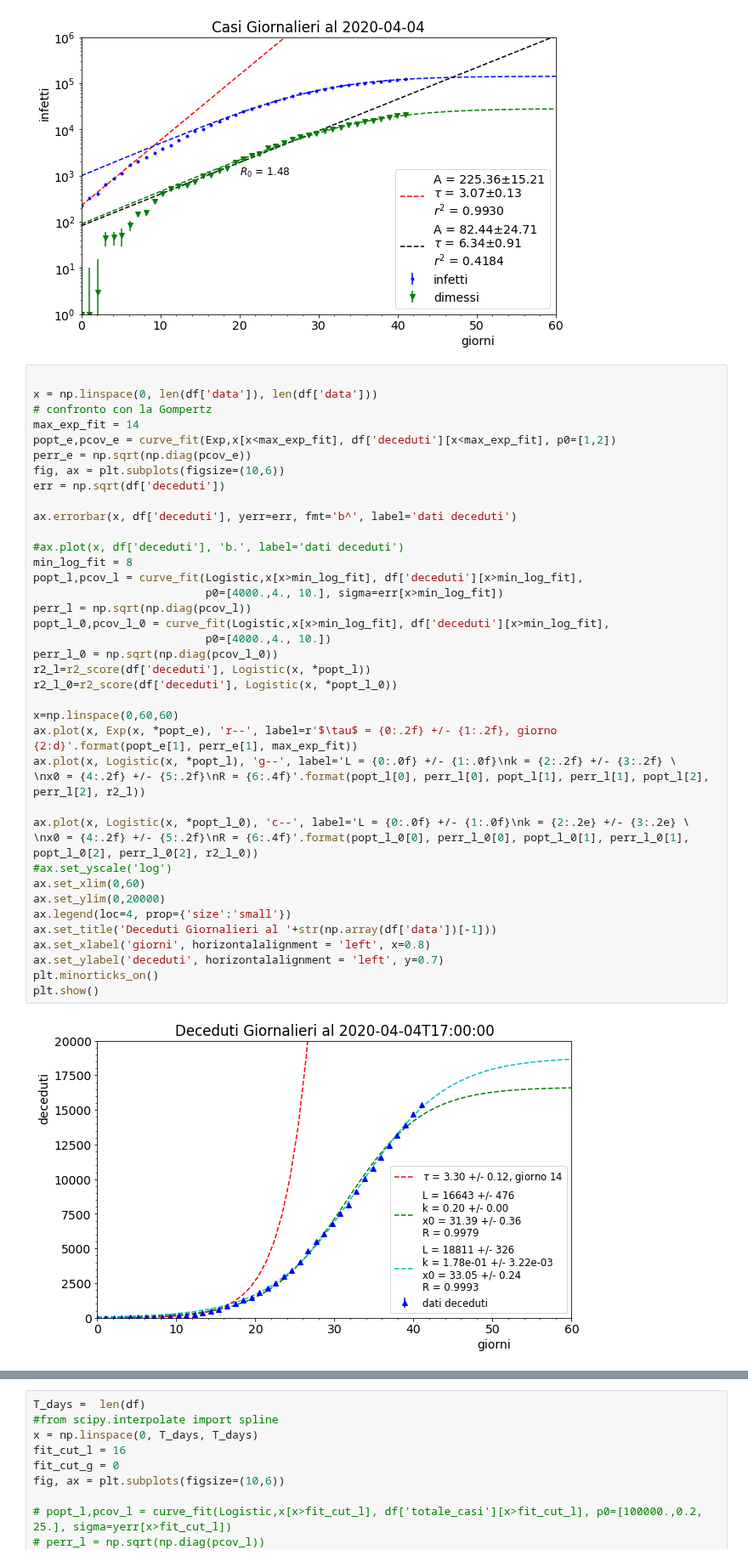
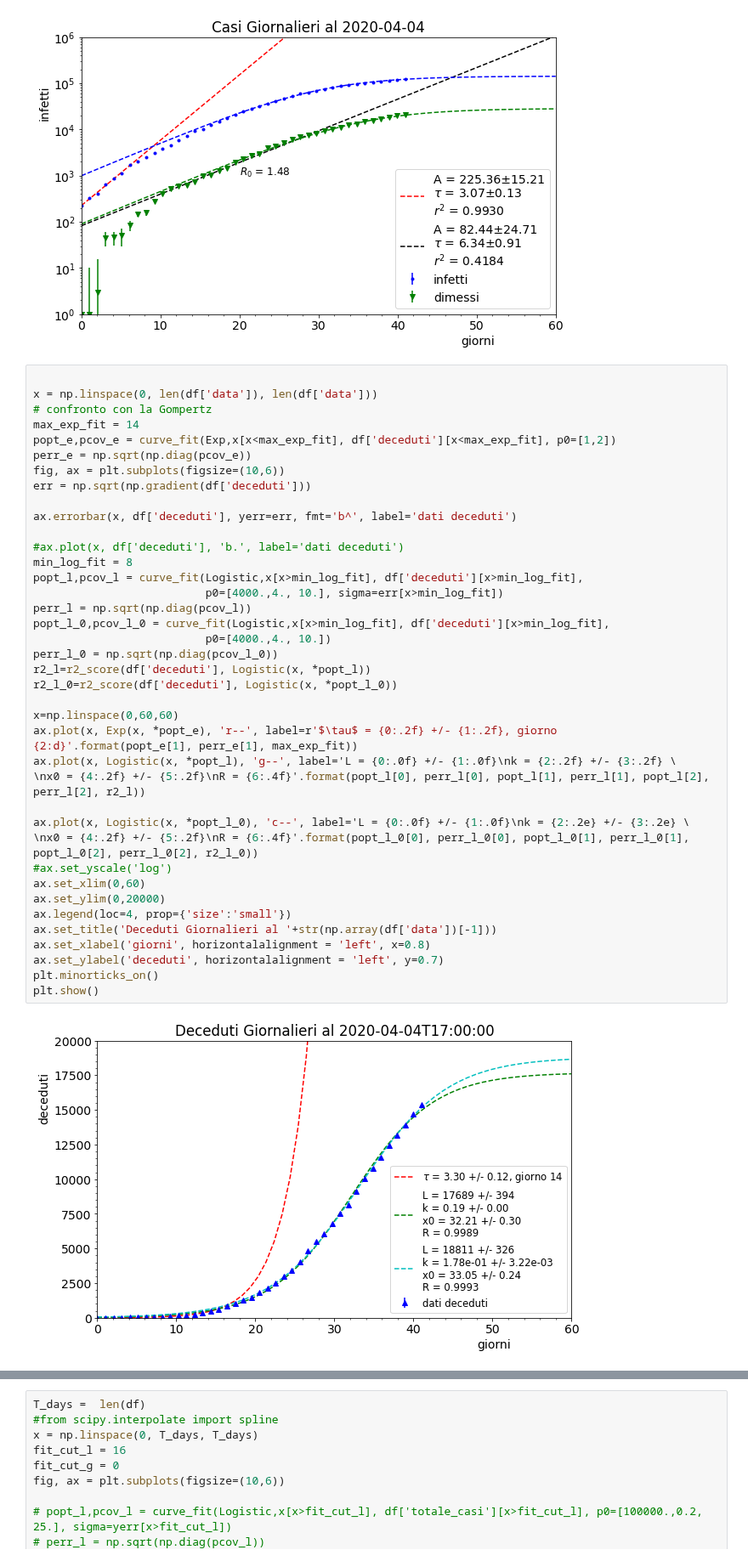
Before and after one commit to lorenzopaolucci/studenti, a Jupyter notebook: covid19.ipynb, the cells around one changed output, grey strips where cells are left out. Shown at 85% size. Cells and saved outputs as stored; diff of their text form.

```diff
--- a/covid19.ipynb
+++ b/covid19.ipynb
@@ -232,39 +232,39 @@ max_exp_fit = 14
 popt_e,pcov_e = curve_fit(Exp,x[x<max_exp_fit], df['deceduti'][x<max_exp_fit], p0=[1,2])
 perr_e = np.sqrt(np.diag(pcov_e))
 fig, ax = plt.subplots(figsize=(10,6))
-err = np.sqrt(df['deceduti'])
+err = np.sqrt(np.gradient(df['deceduti']))
 
 ax.errorbar(x, df['deceduti'], yerr=err, fmt='b^', label='dati deceduti')
 
 #ax.plot(x, df['deceduti'], 'b.', label='dati deceduti')
 min_log_fit = 8
 popt_l,pcov_l = curve_fit(Logistic,x[x>min_log_fit], df['deceduti'][x>min_log_fit],
                           p0=[4000.,4., 10.], sigma=err[x>min_log_fit])
 perr_l = np.sqrt(np.diag(pcov_l))
 popt_l_0,pcov_l_0 = curve_fit(Logistic,x[x>min_log_fit], df['deceduti'][x>min_log_fit],
                           p0=[4000.,4., 10.])
 perr_l_0 = np.sqrt(np.diag(pcov_l_0))
 r2_l=r2_score(df['deceduti'], Logistic(x, *popt_l))
 r2_l_0=r2_score(df['deceduti'], Logistic(x, *popt_l_0))
 
 x=np.linspace(0,60,60)
 ax.plot(x, Exp(x, *popt_e), 'r--', label=r'$\tau$ = {0:.2f} +/- {1:.2f}, giorno {2:d}'.format(popt_e[1], perr_e[1], max_exp_fit))
 ax.plot(x, Logistic(x, *popt_l), 'g--', label='L = {0:.0f} +/- {1:.0f}\nk = {2:.2f} +/- {3:.2f} \
 \nx0 = {4:.2f} +/- {5:.2f}\nR = {6:.4f}'.format(popt_l[0], perr_l[0], popt_l[1], perr_l[1], popt_l[2], perr_l[2], r2_l))
 
 ax.plot(x, Logistic(x, *popt_l_0), 'c--', label='L = {0:.0f} +/- {1:.0f}\nk = {2:.2e} +/- {3:.2e} \
 \nx0 = {4:.2f} +/- {5:.2f}\nR = {6:.4f}'.format(popt_l_0[0], perr_l_0[0], popt_l_0[1], perr_l_0[1], popt_l_0[2], perr_l_0[2], r2_l_0))
 #ax.set_yscale('log')
 ax.set_xlim(0,60)
 ax.set_ylim(0,20000)
 ax.legend(loc=4, prop={'size':'small'})
 ax.set_title('Deceduti Giornalieri al '+str(np.array(df['data'])[-1]))
 ax.set_xlabel('giorni', horizontalalignment = 'left', x=0.8)
 ax.set_ylabel('deceduti', horizontalalignment = 'left', y=0.7)
 plt.minorticks_on()
 plt.show()
 # %% [output]
-[figure, old version]
+[figure, new version]
 # %%
 x = np.linspace(0, len(df['data']), len(df['data']))
 # confronto con la Gompertz
```
Also changed, not shown: parts of 3 cells of this notebook.
